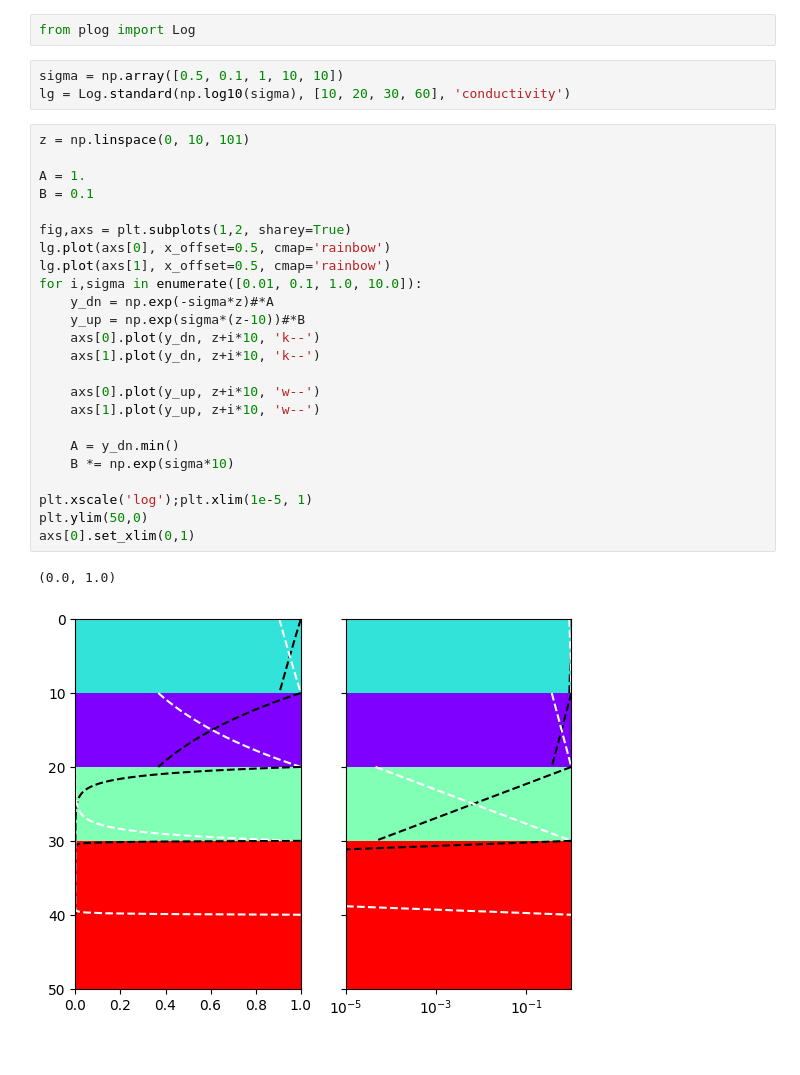
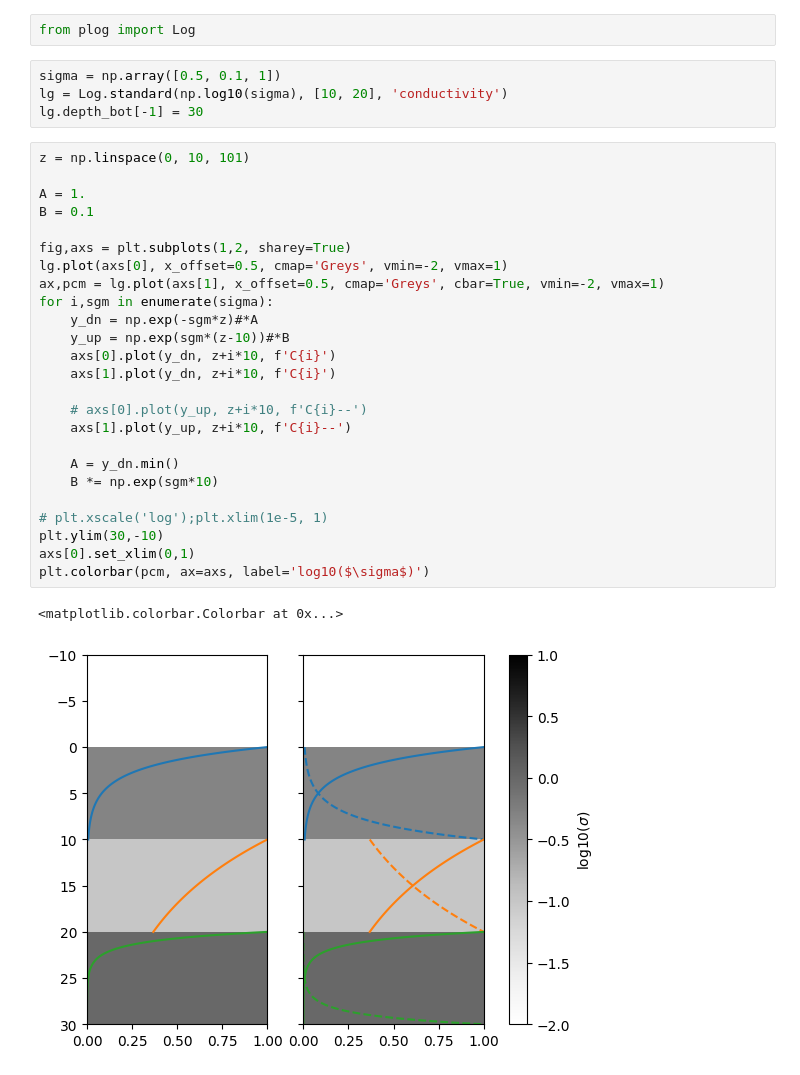
Before and after one commit to hydrogeophysicsgroup/anemone, a Jupyter notebook: prototyping/visual_of_the_reflection_coefficients.ipynb, the cells around one changed output. Drawn from its saved outputs; the diff is of its cells as text.

```diff
--- a/prototyping/visual_of_the_reflection_coefficients.ipynb
+++ b/prototyping/visual_of_the_reflection_coefficients.ipynb
@@ -6,32 +6,34 @@ import numpy as np
 # %%
 from plog import Log
 # %%
-sigma = np.array([0.5, 0.1, 1, 10, 10])
-lg = Log.standard(np.log10(sigma), [10, 20, 30, 60], 'conductivity')
+sigma = np.array([0.5, 0.1, 1])
+lg = Log.standard(np.log10(sigma), [10, 20], 'conductivity')
+lg.depth_bot[-1] = 30
 # %%
 z = np.linspace(0, 10, 101)
 
 A = 1.
 B = 0.1
 
 fig,axs = plt.subplots(1,2, sharey=True)
-lg.plot(axs[0], x_offset=0.5, cmap='rainbow')
-lg.plot(axs[1], x_offset=0.5, cmap='rainbow')
-for i,sigma in enumerate([0.01, 0.1, 1.0, 10.0]):
-    y_dn = np.exp(-sigma*z)#*A
-    y_up = np.exp(sigma*(z-10))#*B
-    axs[0].plot(y_dn, z+i*10, 'k--')
-    axs[1].plot(y_dn, z+i*10, 'k--')
+lg.plot(axs[0], x_offset=0.5, cmap='Greys', vmin=-2, vmax=1)
+ax,pcm = lg.plot(axs[1], x_offset=0.5, cmap='Greys', cbar=True, vmin=-2, vmax=1)
+for i,sgm in enumerate(sigma):
+    y_dn = np.exp(-sgm*z)#*A
+    y_up = np.exp(sgm*(z-10))#*B
+    axs[0].plot(y_dn, z+i*10, f'C{i}')
+    axs[1].plot(y_dn, z+i*10, f'C{i}')
 
-    axs[0].plot(y_up, z+i*10, 'w--')
-    axs[1].plot(y_up, z+i*10, 'w--')
+    # axs[0].plot(y_up, z+i*10, f'C{i}--')
+    axs[1].plot(y_up, z+i*10, f'C{i}--')
 
     A = y_dn.min()
-    B *= np.exp(sigma*10)
+    B *= np.exp(sgm*10)
 
-plt.xscale('log');plt.xlim(1e-5, 1)
-plt.ylim(50,0)
+# plt.xscale('log');plt.xlim(1e-5, 1)
+plt.ylim(30,-10)
 axs[0].set_xlim(0,1)
+plt.colorbar(pcm, ax=axs, label='log10($\sigma$)')
 # %% [output]
-(0.0, 1.0)
+<matplotlib.colorbar.Colorbar at 0x...>
-[figure, old version]
+[figure, new version]
```
Also changed, not shown: parts of 4 cells of this notebook, 2 other files.
